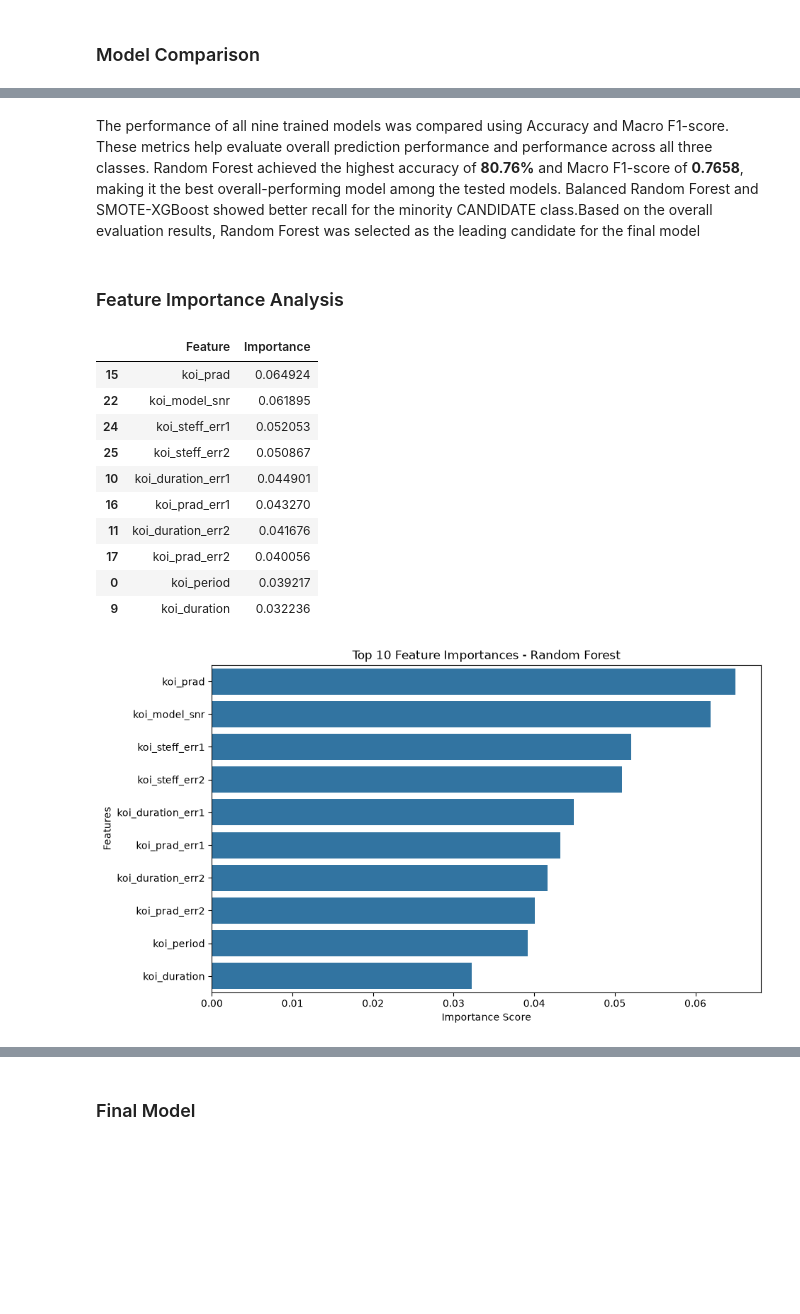
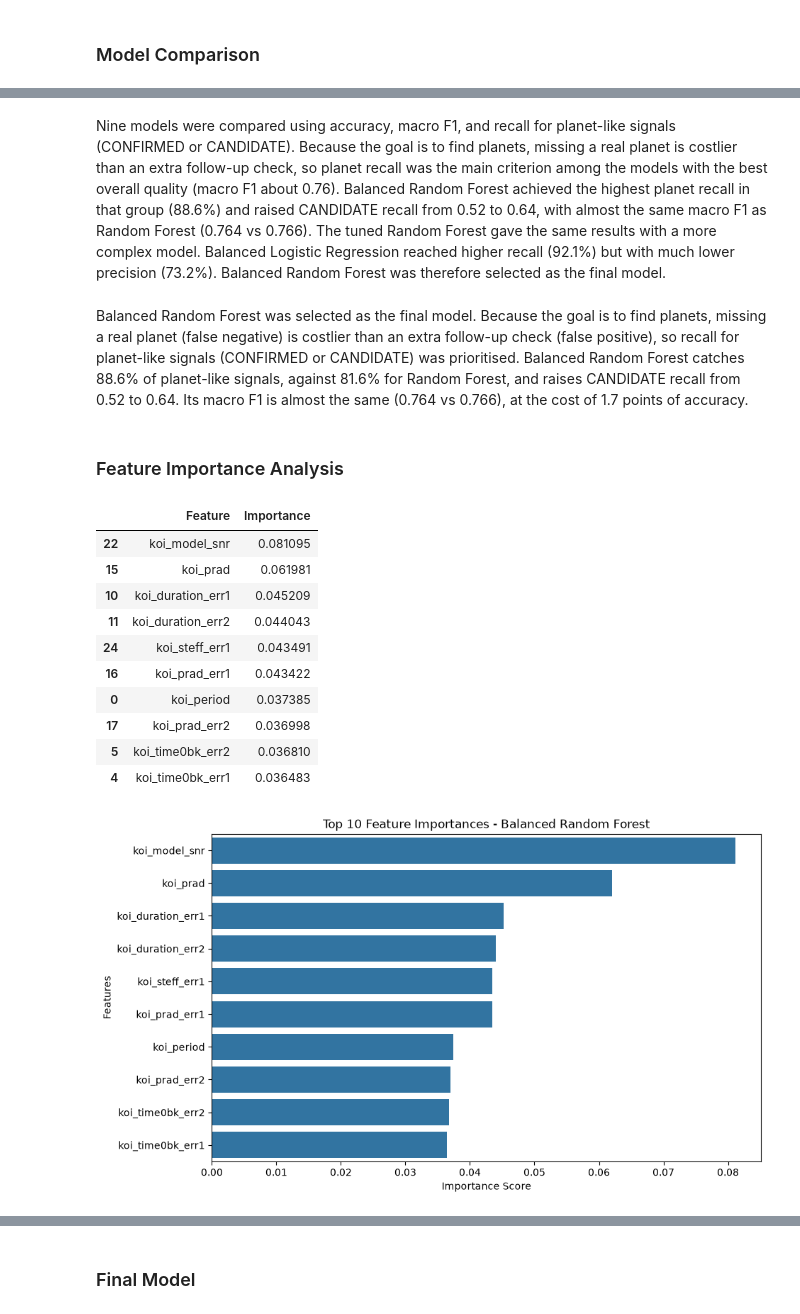
Before and after one commit to devikarapillai/Kepler-Exoplant_Classification, a Jupyter notebook: Nasa Kepler Exoplanent Detection.ipynb, the cells around one changed output, grey strips where cells are left out. Drawn from its saved outputs; the diff is of its cells as text; code cells hidden in the pictures; blank space fills up the shorter version.

Commit message:
Switch final model to Balanced Random Forest for higher planet recall

```diff
--- a/Nasa Kepler Exoplanent Detection.ipynb
+++ b/Nasa Kepler Exoplanent Detection.ipynb
@@ -1641,12 +1625,13 @@ Balanced Random Forest:
 # %% [markdown]
-
-The performance of all nine trained models was compared using Accuracy and Macro F1-score. These metrics help evaluate overall prediction performance and performance across all three classes. Random Forest achieved the highest accuracy of **80.76%** and Macro F1-score of **0.7658**, making it the best overall-performing model among the tested models. Balanced Random Forest and SMOTE-XGBoost showed better recall for the minority CANDIDATE class.Based on the overall evaluation results, Random Forest was selected as the leading candidate for the final model
+Nine models were compared using accuracy, macro F1, and recall for planet-like signals (CONFIRMED or CANDIDATE). Because the goal is to find planets, missing a real planet is costlier than an extra follow-up check, so planet recall was the main criterion among the models with the best overall quality (macro F1 about 0.76). Balanced Random Forest achieved the highest planet recall in that group (88.6%) and raised CANDIDATE recall from 0.52 to 0.64, with almost the same macro F1 as Random Forest (0.764 vs 0.766). The tuned Random Forest gave the same results with a more complex model. Balanced Logistic Regression reached higher recall (92.1%) but with much lower precision (73.2%). Balanced Random Forest was therefore selected as the final model.
+# %% [markdown]
+Balanced Random Forest was selected as the final model. Because the goal is to find planets, missing a real planet (false negative) is costlier than an extra follow-up check (false positive), so recall for planet-like signals (CONFIRMED or CANDIDATE) was prioritised. Balanced Random Forest catches 88.6% of planet-like signals, against 81.6% for Random Forest, and raises CANDIDATE recall from 0.52 to 0.64. Its macro F1 is almost the same (0.764 vs 0.766), at the cost of 1.7 points of accuracy.
 # %% [markdown]
 ### Feature Importance Analysis
 # %%
 feature_importance = pd.DataFrame({
     'Feature': feature_columns,
-    'Importance': rf_model.feature_importances_
+    'Importance': rf_balanced_model.feature_importances_
 })
 
 feature_importance = feature_importance.sort_values(
@@ -1657,29 +1642,29 @@ feature_importance = feature_importance.sort_values(
 feature_importance.head(10)
 # %% [output]
 |  | Feature | Importance |
-| 15 | koi_prad | 0.064924 |
-| 22 | koi_model_snr | 0.061895 |
-| 24 | koi_steff_err1 | 0.052053 |
-| 25 | koi_steff_err2 | 0.050867 |
-| 10 | koi_duration_err1 | 0.044901 |
-| 16 | koi_prad_err1 | 0.043270 |
-| 11 | koi_duration_err2 | 0.041676 |
-| 17 | koi_prad_err2 | 0.040056 |
-| 0 | koi_period | 0.039217 |
-| 9 | koi_duration | 0.032236 |
+| 22 | koi_model_snr | 0.081095 |
+| 15 | koi_prad | 0.061981 |
+| 10 | koi_duration_err1 | 0.045209 |
+| 11 | koi_duration_err2 | 0.044043 |
+| 24 | koi_steff_err1 | 0.043491 |
+| 16 | koi_prad_err1 | 0.043422 |
+| 0 | koi_period | 0.037385 |
+| 17 | koi_prad_err2 | 0.036998 |
+| 5 | koi_time0bk_err2 | 0.036810 |
+| 4 | koi_time0bk_err1 | 0.036483 |
 # %%
 plt.figure(figsize=(10, 6))
 
 sns.barplot(
     data=feature_importance.head(10),
     x='Importance',
     y='Feature'
 )
 
-plt.title('Top 10 Feature Importances - Random Forest')
+plt.title('Top 10 Feature Importances - Balanced Random Forest')
 plt.xlabel('Importance Score')
 plt.ylabel('Features')
 plt.show()
 # %% [output]
-[figure, old version]
+[figure, new version]
 # %% [markdown]
```
Also changed, not shown: parts of 9 cells of this notebook, 2 other files.
